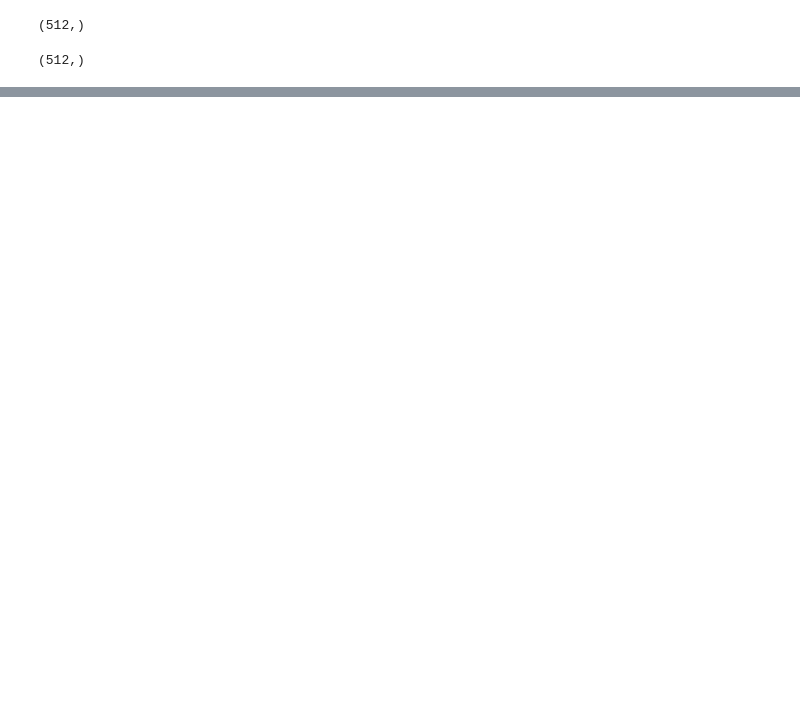
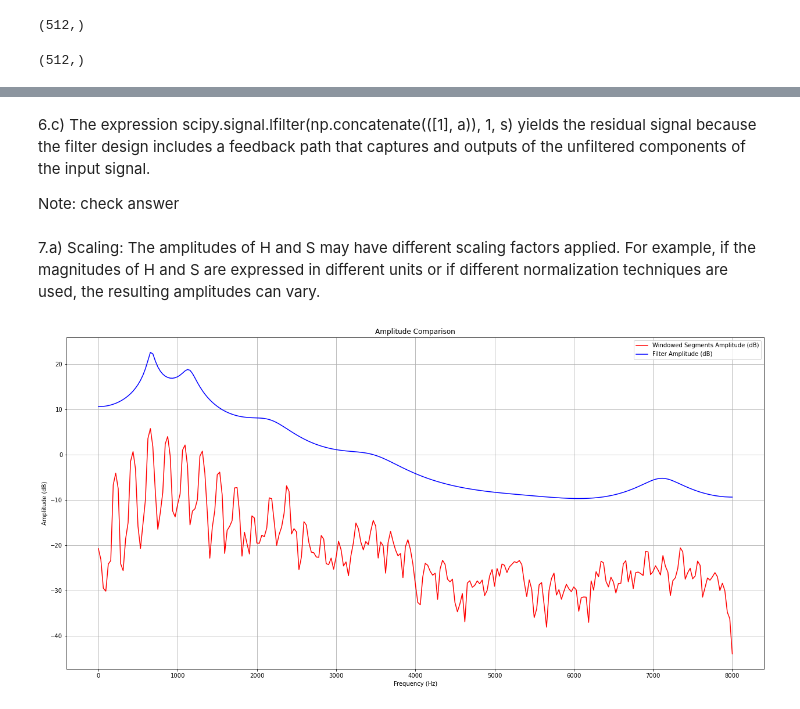
Before and after one commit to angelonti/uhh_ssp_summer2023, a Jupyter notebook: exercise3/exercise3.ipynb, the cells around one changed output, grey strips where cells are left out. Saved outputs shown, nothing was run; the diff lists cells and outputs as text; code cells hidden in the pictures; blank space fills up the shorter version.

```diff
--- a/exercise3/exercise3.ipynb
+++ b/exercise3/exercise3.ipynb
@@ -261,0 +262,28 @@ plt.show()
+# %% [markdown]
+6.c) The expression scipy.signal.lfilter(np.concatenate(([1], a)), 1, s) yields the residual signal because the filter design includes a feedback path that captures and outputs of the unfiltered components of the input signal.
+
+Note: check answer
+# %% [markdown]
+7.a) Scaling: The amplitudes of H and S may have different scaling factors applied. For example, if the magnitudes of H and S are expressed in different units or if different normalization techniques are used, the resulting amplitudes can vary.
+# %%
+#7.b) Note: ask how to use the residual to adjust H
+energy_e_voiced = sum(abs(e_voiced)**2)
+energy_e_unvoiced = sum(abs(e_unvoiced)**2)
+frequency_response_voiced_adjusted = frequency_response_voiced[1] - energy_e_voiced
+frequency_response_unvoiced_adjusted = frequency_response_unvoiced[1] - energy_e_voiced
+
+filter_mag_dB_adjusted = 10 * np.log10(np.abs(frequency_response_voiced_adjusted) + 10**(-15))
+filter_mag_dB_unvoiced_adjusted = 10 * np.log10(np.abs(frequency_response_unvoiced_adjusted) + 10**(-15))
+# %%
+fig = plt.gcf()
+fig.set_size_inches(21.5, 10.5)
+plt.plot(freq_axis, fft_voiced_dB, label='Windowed Segments Amplitude (dB)', c='r')
+plt.plot(freq_axis, filter_mag_dB_adjusted[:257], label='Filter Amplitude (dB)', c='b')
+plt.xlabel('Frequency (Hz)')
+plt.ylabel('Amplitude (dB)')
+plt.title('Amplitude Comparison')
+plt.legend()
+plt.grid(True)
+plt.show()
+# %% [output]
+[figure, added]
```
Also changed, not shown: parts of 20 cells of this notebook.
